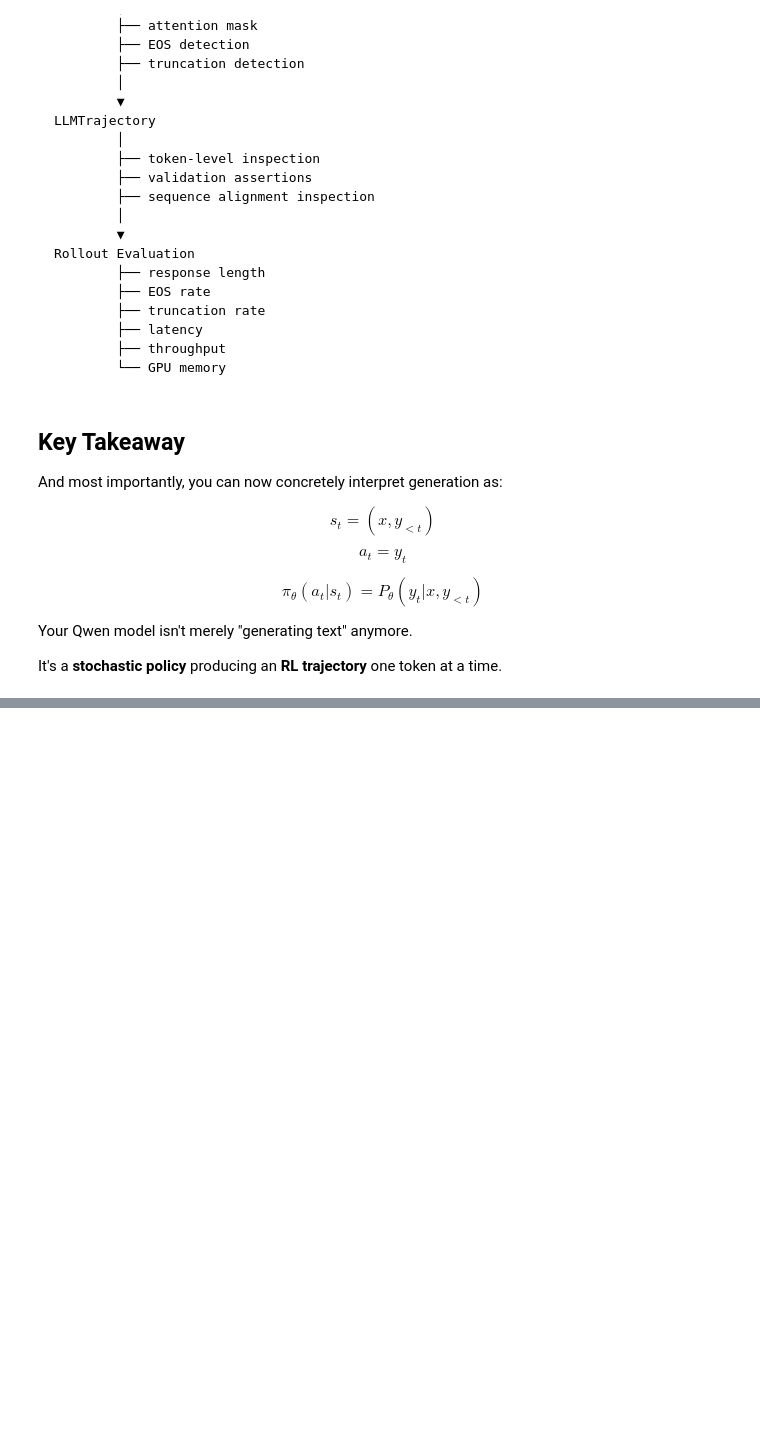
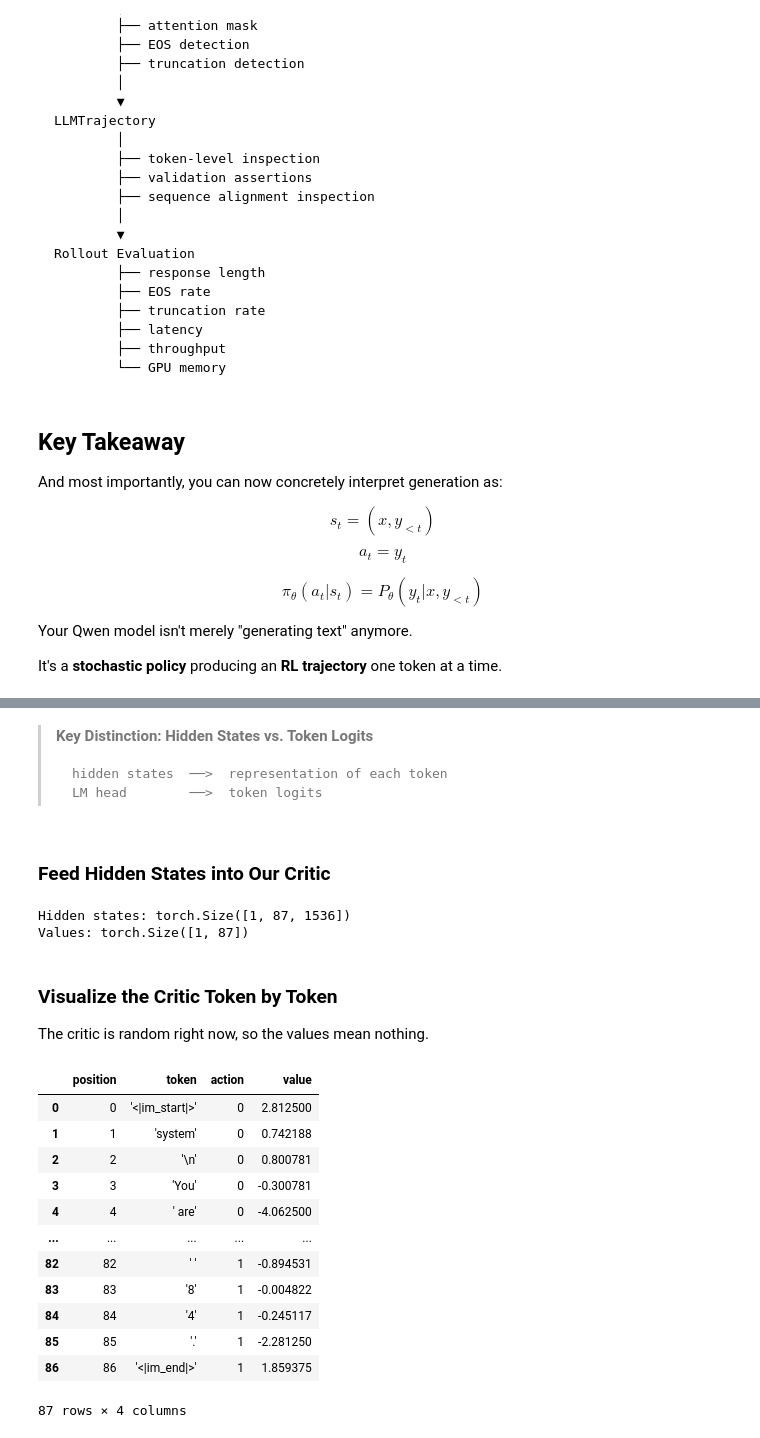
Before and after one commit to ujwal-s-r/Reinforcement-learning, a Jupyter notebook: RL_LLM/0_what_is_RL/6_1_llm_ppo.ipynb, the cells around one changed output, grey strips where cells are left out. Saved outputs shown, nothing was run; the diff lists cells and outputs as text; code cells hidden in the pictures; blank space fills up the shorter version.

````diff
--- a/RL_LLM/0_what_is_RL/6_1_llm_ppo.ipynb
+++ b/RL_LLM/0_what_is_RL/6_1_llm_ppo.ipynb
@@ -1658,0 +2105,79 @@ It's a **stochastic policy** producing an **RL trajectory** one token at a time.
+# %% [markdown]
+> **Key Distinction: Hidden States vs. Token Logits**
+>
+> ```text
+> hidden states  ──>  representation of each token
+> LM head        ──>  token logits
+> ```
+# %% [markdown]
+### Feed Hidden States into Our Critic
+# %%
+final_hidden_states = outputs.hidden_states[-1]
+
+with torch.inference_mode():
+    token_values = value_head(
+        final_hidden_states
+    )
+
+print(
+    "Hidden states:",
+    final_hidden_states.shape
+)
+
+print(
+    "Values:",
+    token_values.shape
+)
+# %% [output]
+Hidden states: torch.Size([1, 87, 1536])
+Values: torch.Size([1, 87])
+# %% [markdown]
+### Visualize the Critic Token by Token
+
+The critic is random right now, so the values mean nothing.
+# %%
+value_rows = []
+
+ids = example_trajectory.input_ids[0]
+
+for position, token_id in enumerate(ids):
+
+    token_text = tokenizer.decode(
+        [int(token_id)],
+        skip_special_tokens=False
+    )
+
+    value_rows.append({
+        "position": position,
+        "token": repr(token_text),
+        "action": int(
+            example_trajectory.action_mask[
+                0,
+                position
+            ]
+        ),
+        "value": float(
+            token_values[
+                0,
+                position
+            ].cpu()
+        ),
+    })
+
+value_df = pd.DataFrame(value_rows)
+
+value_df
+# %% [output]
+|  | position | token | action | value |
+| 0 | 0 | '<|im_start|>' | 0 | 2.812500 |
+| 1 | 1 | 'system' | 0 | 0.742188 |
+| 2 | 2 | '\n' | 0 | 0.800781 |
+| 3 | 3 | 'You' | 0 | -0.300781 |
+| 4 | 4 | ' are' | 0 | -4.062500 |
+| ... | ... | ... | ... | ... |
+| 82 | 82 | ' ' | 1 | -0.894531 |
+| 83 | 83 | '8' | 1 | -0.004822 |
+| 84 | 84 | '4' | 1 | -0.245117 |
+| 85 | 85 | '.' | 1 | -2.281250 |
+| 86 | 86 | '<|im_end|>' | 1 | 1.859375 |
+87 rows × 4 columns
````
Also changed, not shown: parts of 33 cells of this notebook.
